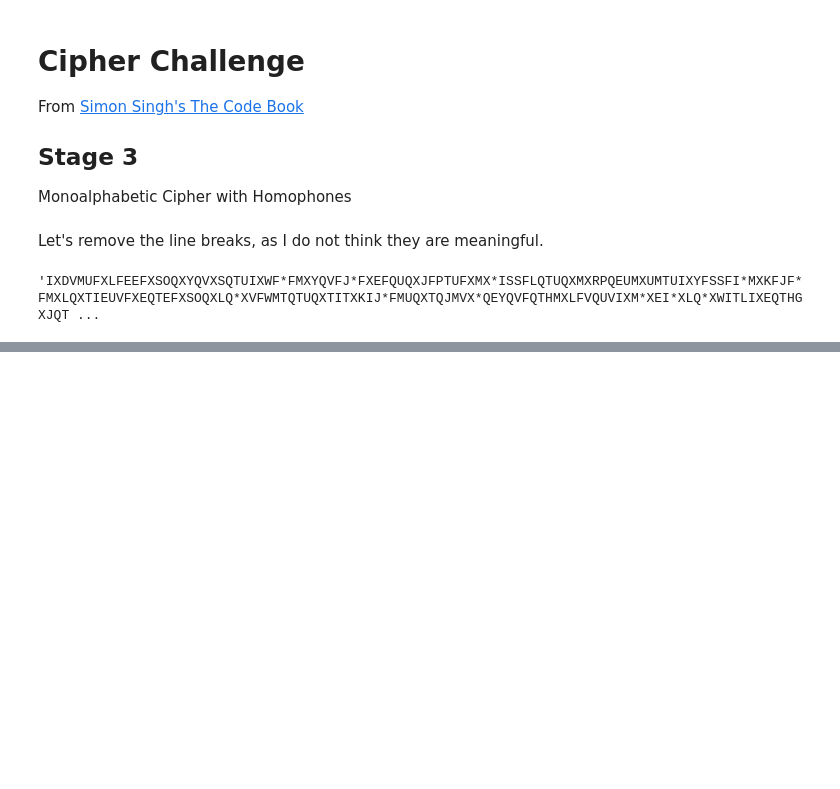
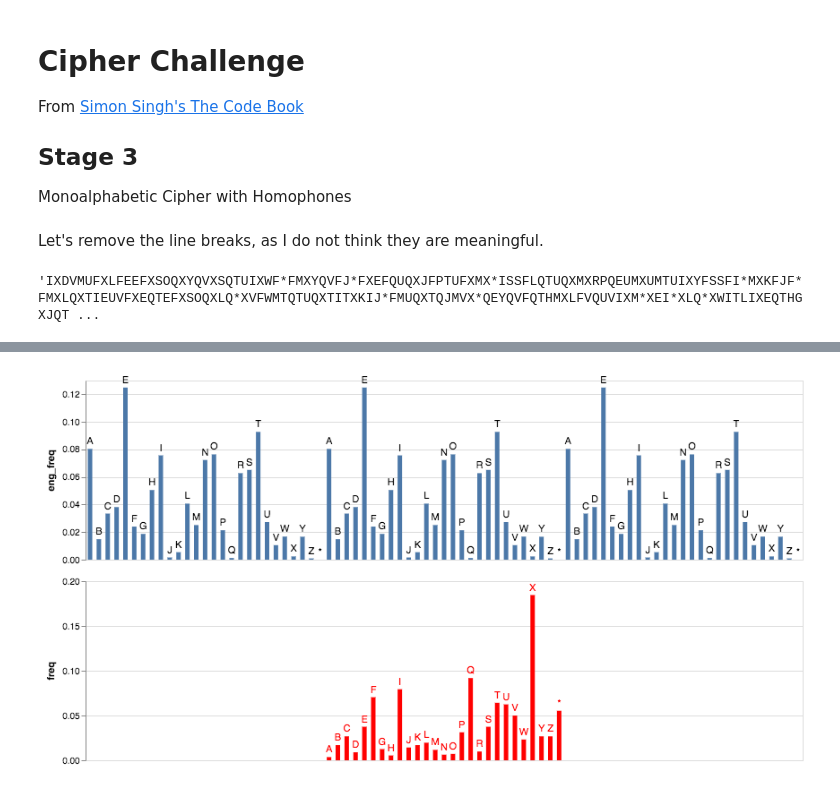
Before and after one commit to FlorianGD/cipher-challenge, a Jupyter notebook: stage-3.ipynb, the cells around one changed output, grey strips where cells are left out. Saved outputs shown, nothing was run; the diff lists cells and outputs as text; code cells hidden in the pictures; blank space fills up the shorter version.

Commit message:
add moving graph

```diff
--- a/stage-3.ipynb
+++ b/stage-3.ipynb
@@ -36,0 +160,29 @@ cipher_text
+# %%
+english_chart = alt.Chart(english_freq_expanded).mark_bar().encode(
+    x=alt.X('dummy_date:T', axis=None),
+    y=alt.Y('eng_freq:Q'),
+    tooltip='letter:N'
+).properties(width=800, height=200)
+
+text = english_chart.mark_text(dy=-5).encode(
+    text="letter:N"
+)
+# %%
+english_chart_text = english_chart + text
+# %%
+cipher_chart = alt.Chart(cipher_df_expanded).mark_bar().encode(
+    x=alt.X('dummy_date:T', axis=None), # This way we can move the graph around
+    y=alt.Y('freq:Q'),
+    tooltip='letter:N',
+    color=alt.value("red")
+).properties(width=800, height=200)
+
+text_cipher = cipher_chart.mark_text(dy=-5).encode(
+    text="letter:N"
+)
+# %%
+cipher_chart_text = alt.LayerChart(layer=[cipher_chart,text_cipher]).interactive(bind_y=False)
+# %%
+english_chart_text & cipher_chart_text
+# %% [output]
+[figure, added]
```
Also changed, not shown: parts of 18 cells of this notebook.
